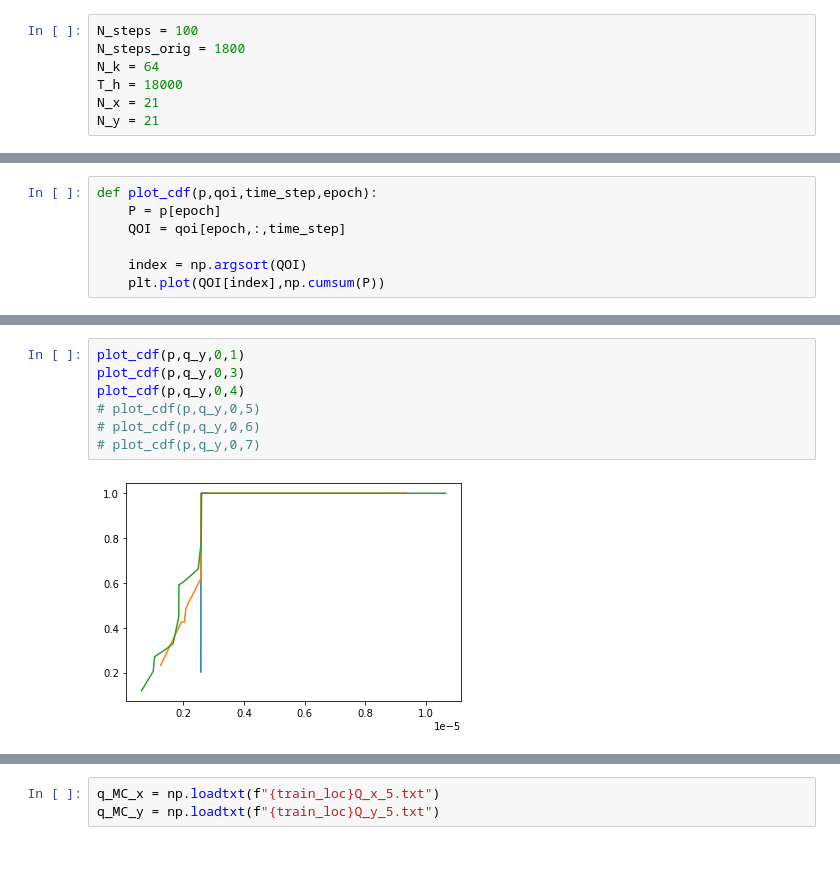
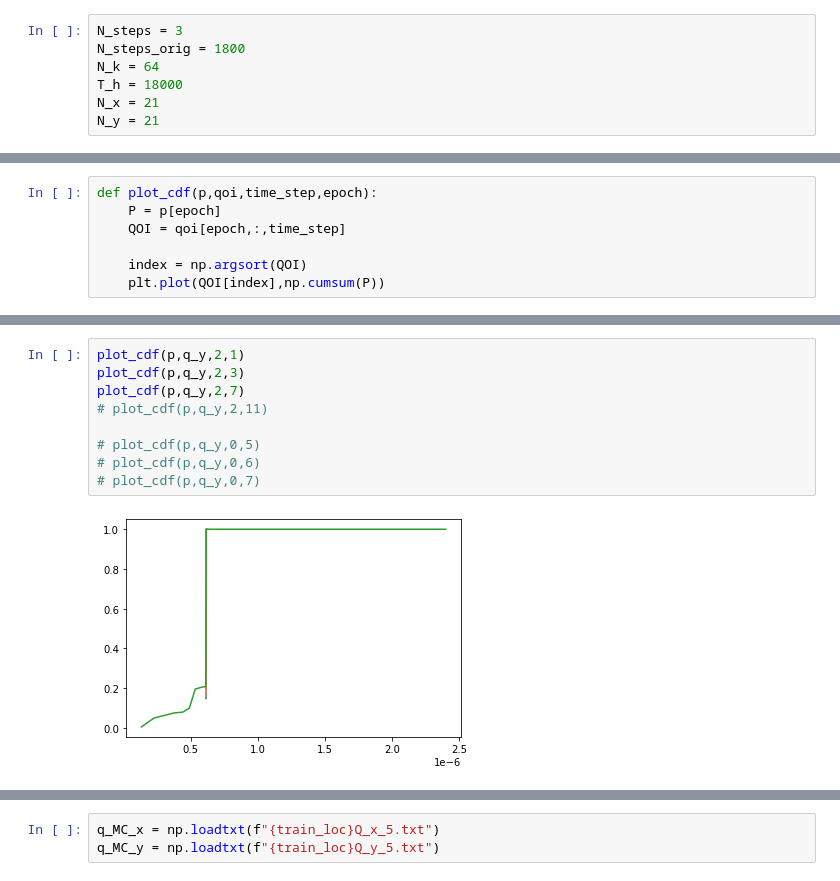
Before and after one commit to dbelivanis/Information-Theory-2, a Jupyter notebook: Optimization/check.ipynb, the cells around one changed output, grey strips where cells are left out. Cells and saved outputs as stored; diff of their text form.

```diff
--- a/Optimization/check.ipynb
+++ b/Optimization/check.ipynb
@@ -6,7 +6,7 @@ from scipy import special
 import matplotlib.pyplot as plt
 import statsmodels.stats.weightstats as sm
 # %%
-N_steps = 100
+N_steps = 3
 N_steps_orig = 1800
 N_k = 64
 T_h = 18000
@@ -51,9 +61,11 @@ def plot_cdf(p,qoi,time_step,epoch):
 # %%
-plot_cdf(p,q_y,0,1)
-plot_cdf(p,q_y,0,3)
-plot_cdf(p,q_y,0,4)
+plot_cdf(p,q_y,2,1)
+plot_cdf(p,q_y,2,3)
+plot_cdf(p,q_y,2,7)
+# plot_cdf(p,q_y,2,11)
+
 # plot_cdf(p,q_y,0,5)
 # plot_cdf(p,q_y,0,6)
 # plot_cdf(p,q_y,0,7)
 # %% [output]
-[figure, old version]
+[figure, new version]
```
Also changed, not shown: parts of 14 cells of this notebook, 10 other files.
